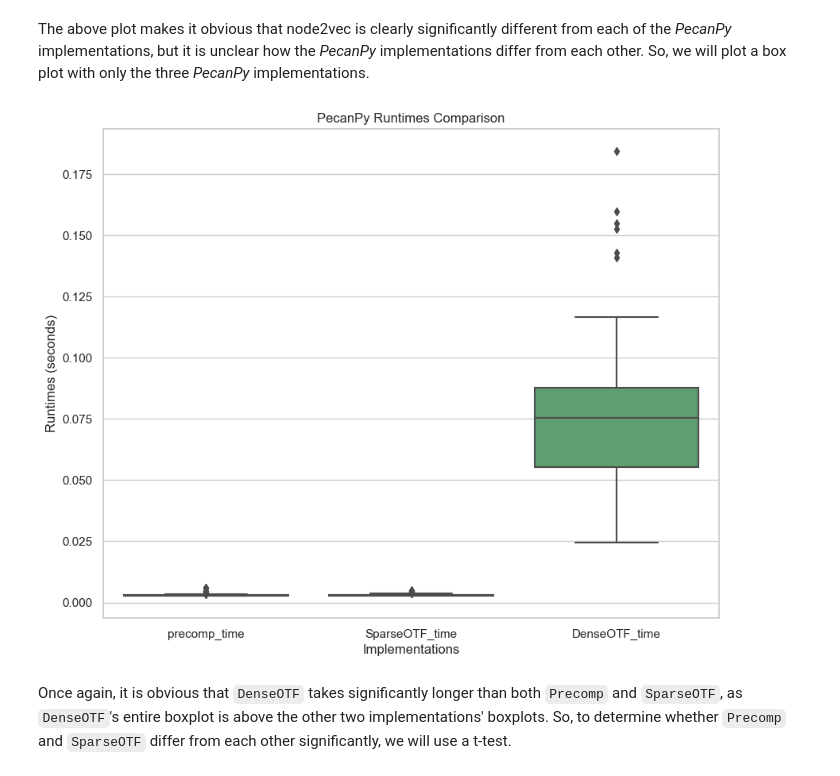
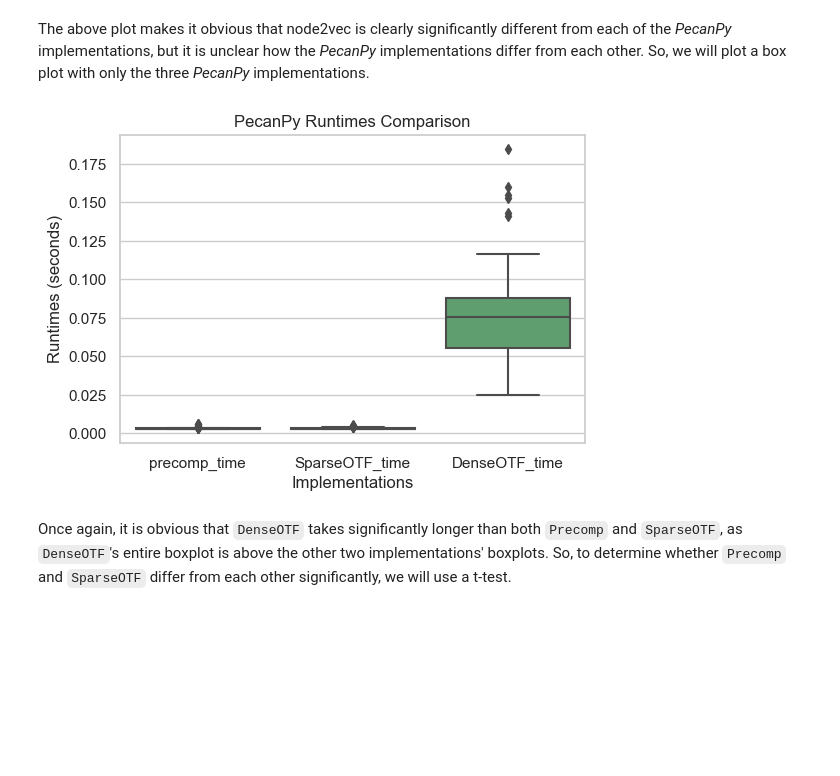
Before and after one commit to agustin-lorenzo/network-analysis-final, a Jupyter notebook: finalproject.ipynb, the cells around one changed output. Drawn from its saved outputs; the diff is of its cells as text; code cells hidden in the pictures; blank space fills up the shorter version.

```diff
--- a/finalproject.ipynb
+++ b/finalproject.ipynb
@@ -318,16 +318,16 @@ plt.show()
 # %% [markdown]
 The above plot makes it obvious that node2vec is clearly significantly different from each of the *PecanPy* implementations, but it is unclear how the *PecanPy* implementations differ from each other. So, we will plot a box plot with only the three *PecanPy* implementations.
 # %%
-plt.figure(figsize=(10, 8))
+plt.figure(figsize=(6, 4))
 box_plot = sns.boxplot(data=df[['precomp_time', 'SparseOTF_time', 'DenseOTF_time']])
 
 box_plot.set_title('PecanPy Runtimes Comparison')
 box_plot.set_xlabel('Implementations')
 box_plot.set_ylabel('Runtimes (seconds)')
 
 plt.show()
 # %% [output]
-[figure, old version]
+[figure, new version]
 # %% [markdown]
 Once again, it is obvious that `DenseOTF` takes significantly longer than both `Precomp` and `SparseOTF`, as `DenseOTF`'s entire boxplot is above the other two implementations' boxplots. So, to determine whether `Precomp` and `SparseOTF` differ from each other significantly, we will use a t-test.
 # %%
```
Also changed, not shown: parts of 9 cells of this notebook.
